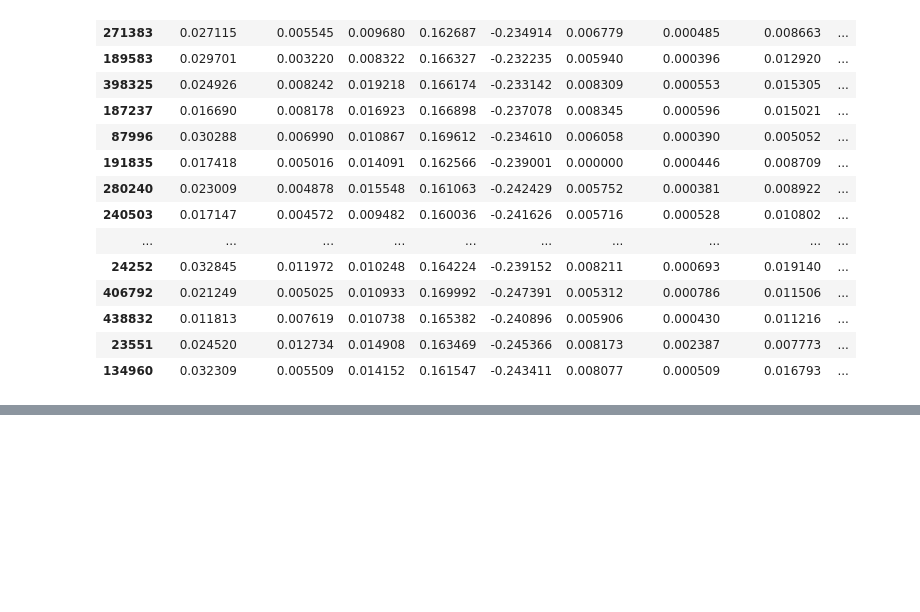
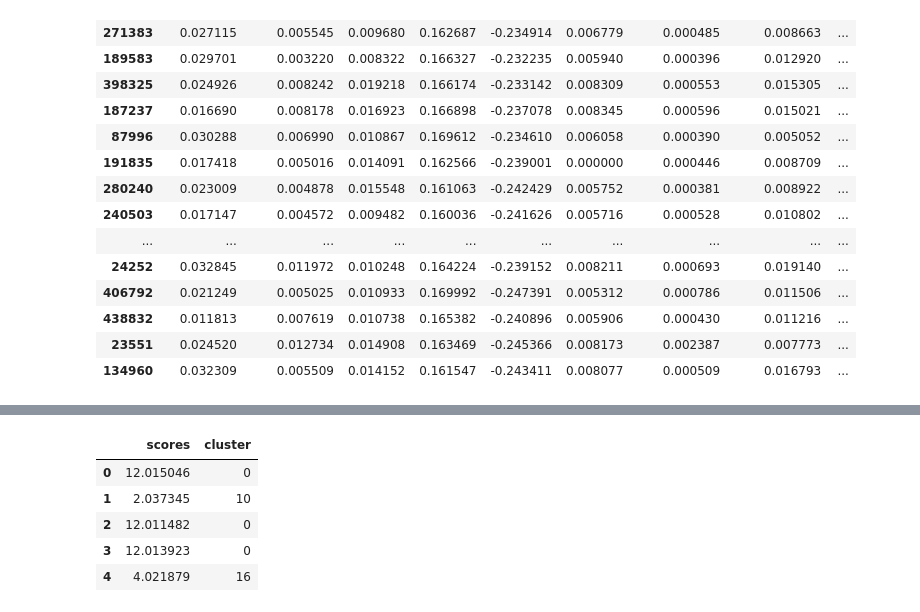
Before and after one commit to jhirschibar/music_box, a Jupyter notebook: recommender.ipynb, the cells around one changed output, grey strips where cells are left out. Cells and saved outputs as stored; diff of their text form; code cells hidden in the pictures; blank space fills up the shorter version.

```diff
--- a/recommender.ipynb
+++ b/recommender.ipynb
@@ -173,0 +150,13 @@ test.iloc[rec]
+# %%
+seed_index = 25
+test['cluster']=kmeans.labels_
+#cluster = test.iloc[seed_index]['cluster']
+#cluster_df = test.loc[test['cluster']==cluster].copy()
+test['scores']= linalg.norm(test.iloc[seed_index] - test, axis=1)
+# %% [output]
+|  | scores | cluster |
+| 0 | 12.015046 | 0 |
+| 1 | 2.037345 | 10 |
+| 2 | 12.011482 | 0 |
+| 3 | 12.013923 | 0 |
+| 4 | 4.021879 | 16 |
```
Also changed, not shown: parts of 13 cells of this notebook.
